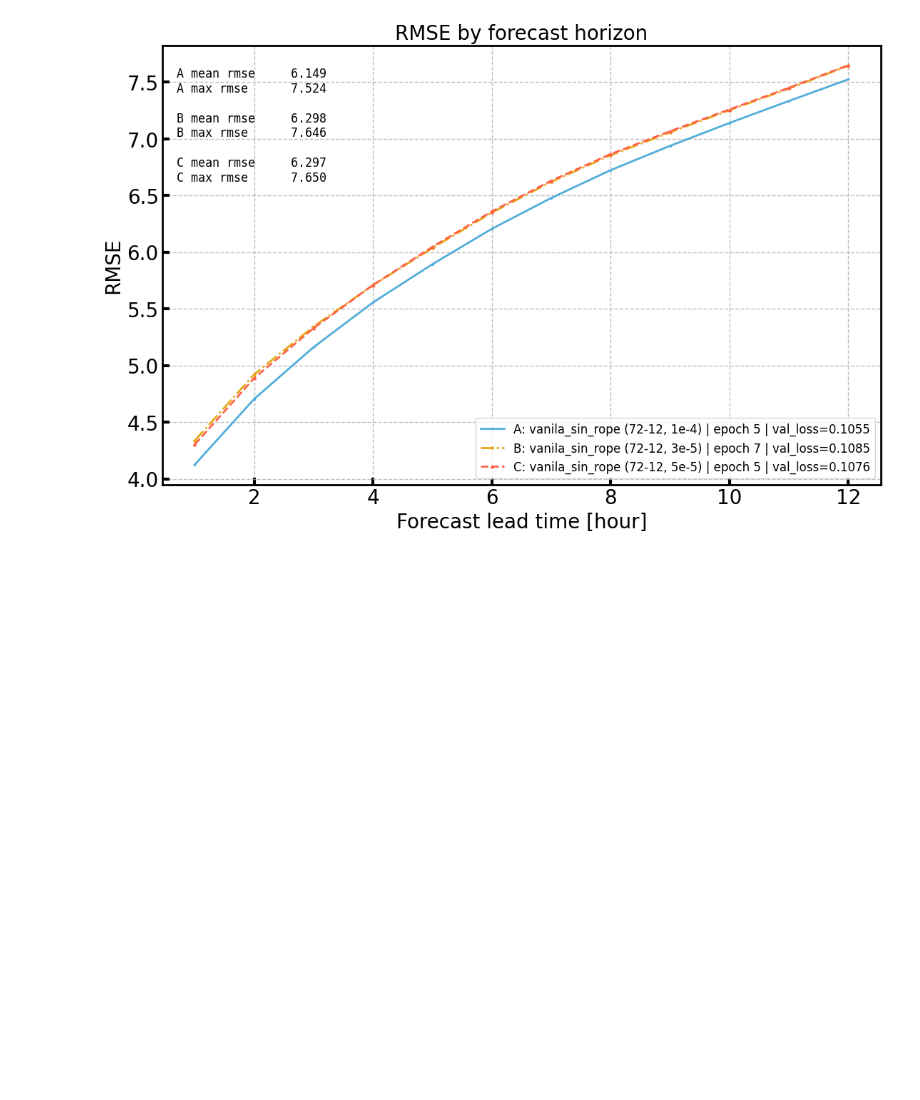
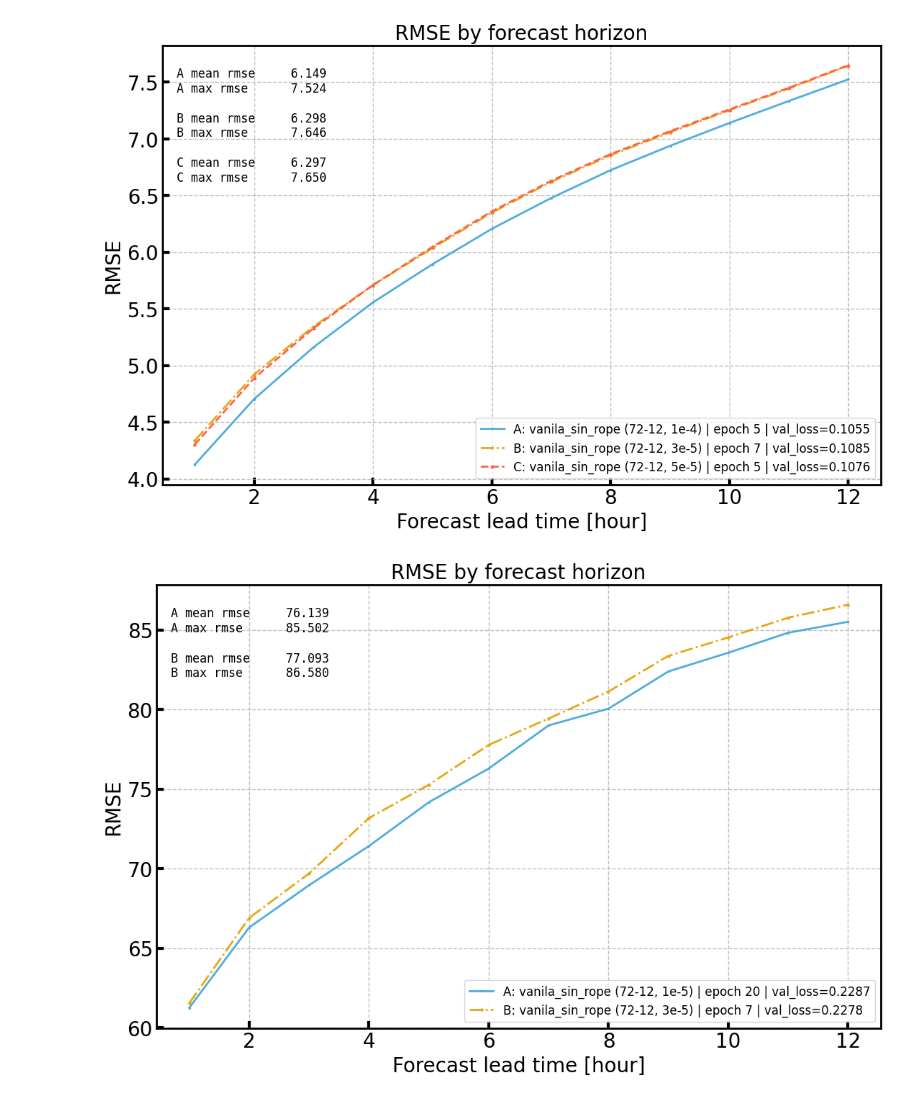
Before and after one commit to KUcyans/MeteoFormer, a Jupyter notebook: WindSpeedTest.ipynb, the cells around one changed output. Drawn from its saved outputs; the diff is of its cells as text; code cells hidden in the pictures; blank space fills up the shorter version.

```diff
--- a/WindSpeedTest.ipynb
+++ b/WindSpeedTest.ipynb
@@ -454,3 +463,7 @@ def plot_horizon_metrics(
 plot_horizon_metrics(df_speed)
 # %% [output]
 [figure]
+# %%
+plot_horizon_metrics(df_direction)
+# %% [output]
+[figure, added]
```
Also changed, not shown: parts of 3 cells of this notebook, 1 other file.
